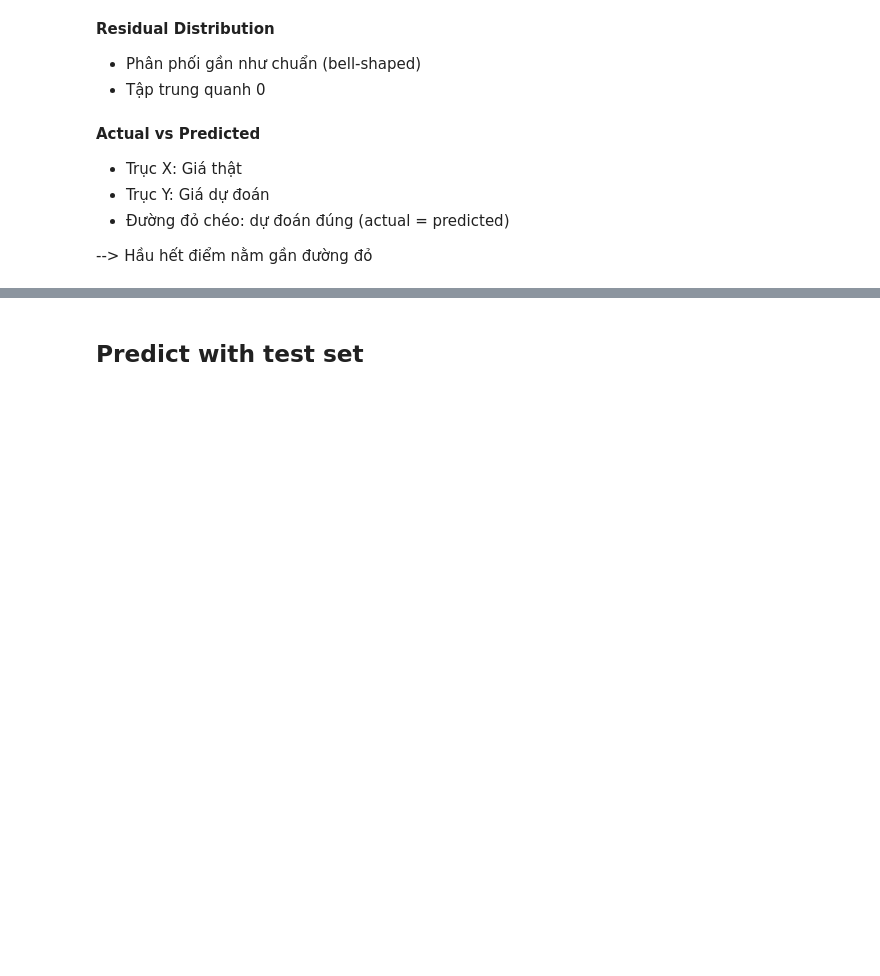
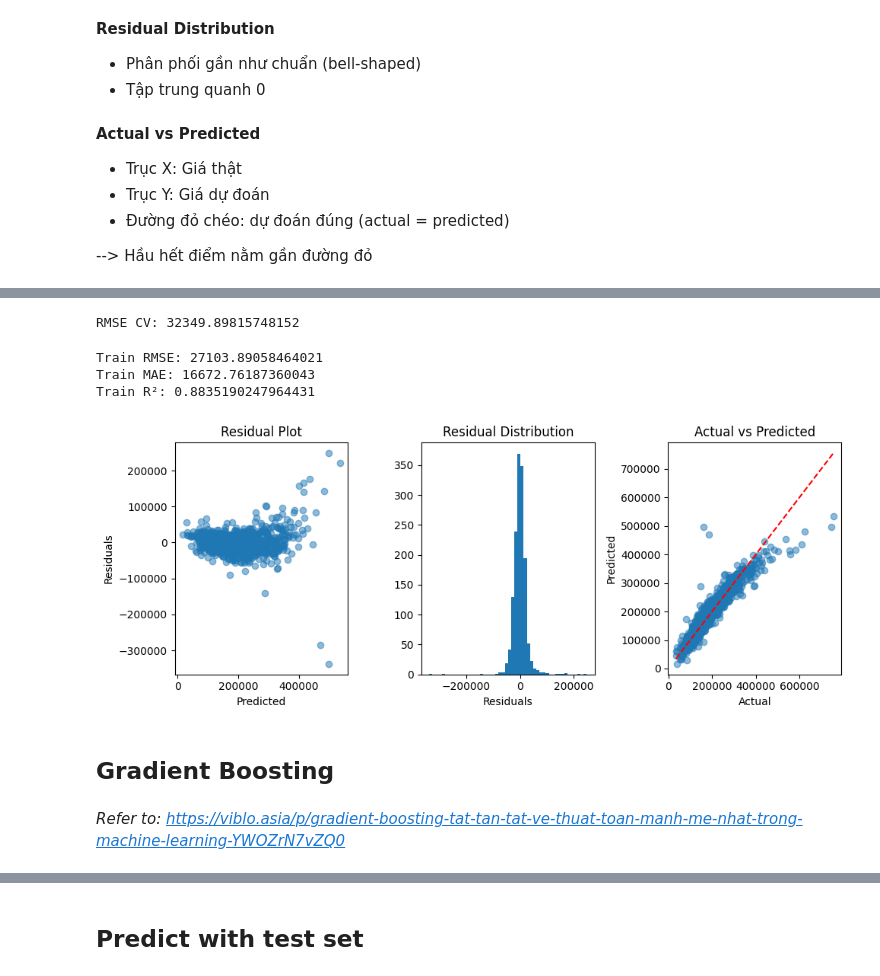
Before and after one commit to nh-adorie/adorie-data-projects, a Jupyter notebook: house-prices/notebook/02_modeling.ipynb, the cells around one changed output, grey strips where cells are left out. Cells and saved outputs as stored; diff of their text form; code cells hidden in the pictures; blank space fills up the shorter version.

```diff
--- a/house-prices/notebook/02_modeling.ipynb
+++ b/house-prices/notebook/02_modeling.ipynb
@@ -166,0 +249,65 @@ plt.show()
+# %%
+# Fit model with Elastic Net Regression instead of Simple Linear Regression WITH TUNED PARAMETER
+
+model = ElasticNet(alpha=0.01, l1_ratio=0.1, random_state=42)
+elastic_model = model.fit(train_X_processed, train_y)
+# %%
+# Cross validation within test set
+scores = cross_val_score(
+    model,
+    train_X_processed,
+    train_y,
+    scoring="neg_root_mean_squared_error", cv=5)
+print("RMSE CV:", -scores.mean())
+# %% [output]
+RMSE CV: 32349.89815748152
+# %%
+# Predict with test set
+train_y_pred = model.predict(train_X_processed)
+# %%
+# metrics
+train_rmse = np.sqrt(mean_squared_error(train_y, train_y_pred))
+train_mae = mean_absolute_error(train_y, train_y_pred)
+train_r2 = r2_score(train_y, train_y_pred)
+
+print(f"Train RMSE: {train_rmse}")
+print(f"Train MAE: {train_mae}")
+print(f"Train R²: {train_r2}")
+# %% [output]
+Train RMSE: 27103.89058464021
+Train MAE: 16672.76187360043
+Train R²: 0.8835190247964431
+# %%
+# residuals
+residuals = train_y - train_y_pred
+# %%
+# Create a 1x3 grid of plots
+fig, ax = plt.subplots(1, 3, figsize=(10, 4))
+
+# 1. Residual Plot
+ax[0].scatter(train_y_pred, residuals, alpha=0.5)
+ax[0].set_xlabel('Predicted')
+ax[0].set_ylabel('Residuals')
+ax[0].set_title('Residual Plot')
+
+# 2. Distribution of residuals
+ax[1].hist(residuals, bins=50)
+ax[1].set_xlabel('Residuals')
+ax[1].set_title('Residual Distribution')
+
+# 3. Actual vc Predict y
+ax[2].scatter(train_y, train_y_pred, alpha=0.5)
+ax[2].plot([train_y.min(), train_y.max()], [train_y.min(), train_y.max()], 'r--')
+ax[2].set_xlabel('Actual')
+ax[2].set_ylabel('Predicted')
+ax[2].set_title('Actual vs Predicted')
+
+# Adjust layout for spacing
+plt.tight_layout()
+plt.show()
+# %% [output]
+[figure, added]
+# %% [markdown]
+## Gradient Boosting
+# %% [markdown]
+*Refer to: https://viblo.asia/p/gradient-boosting-tat-tan-tat-ve-thuat-toan-manh-me-nhat-trong-machine-learning-YWOZrN7vZQ0*
```
Also changed, not shown: parts of 20 cells of this notebook.
